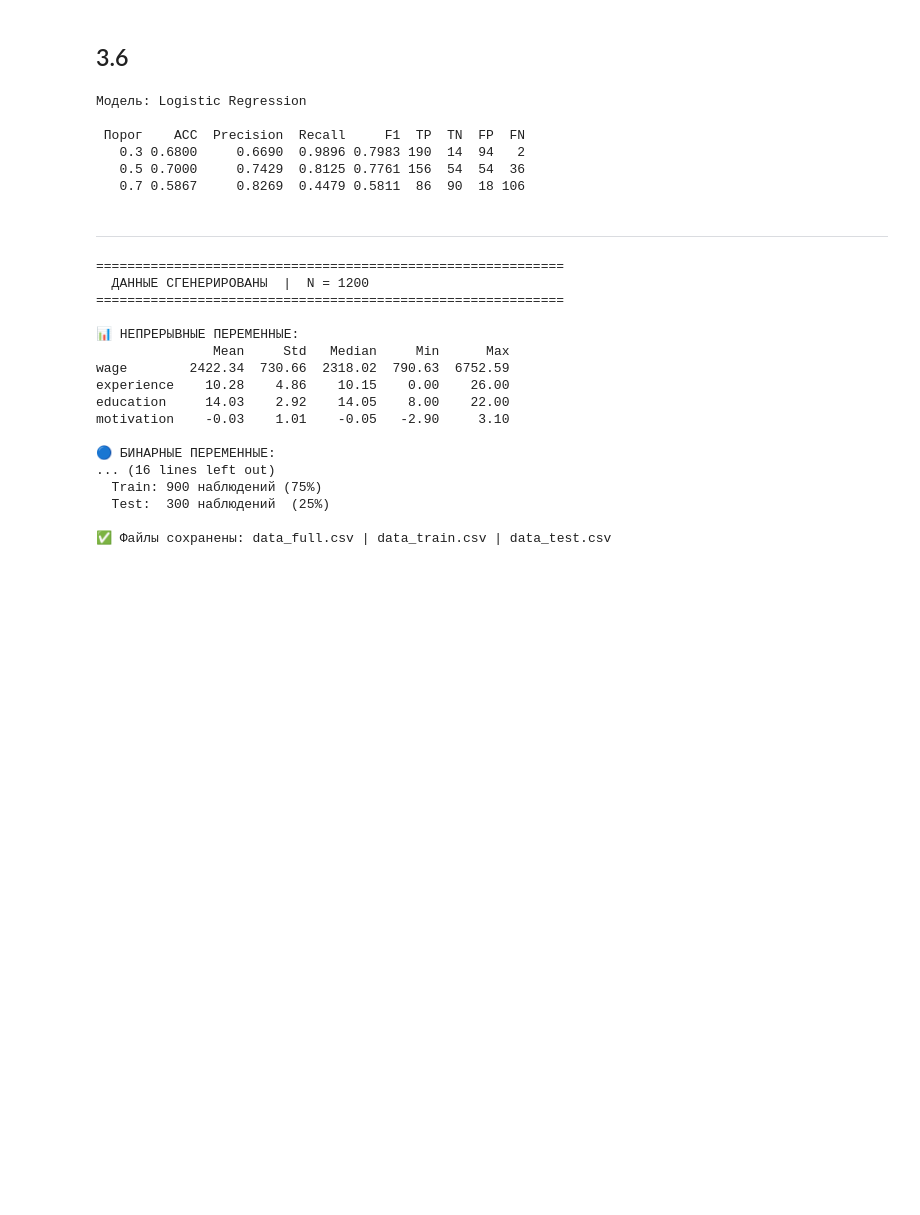
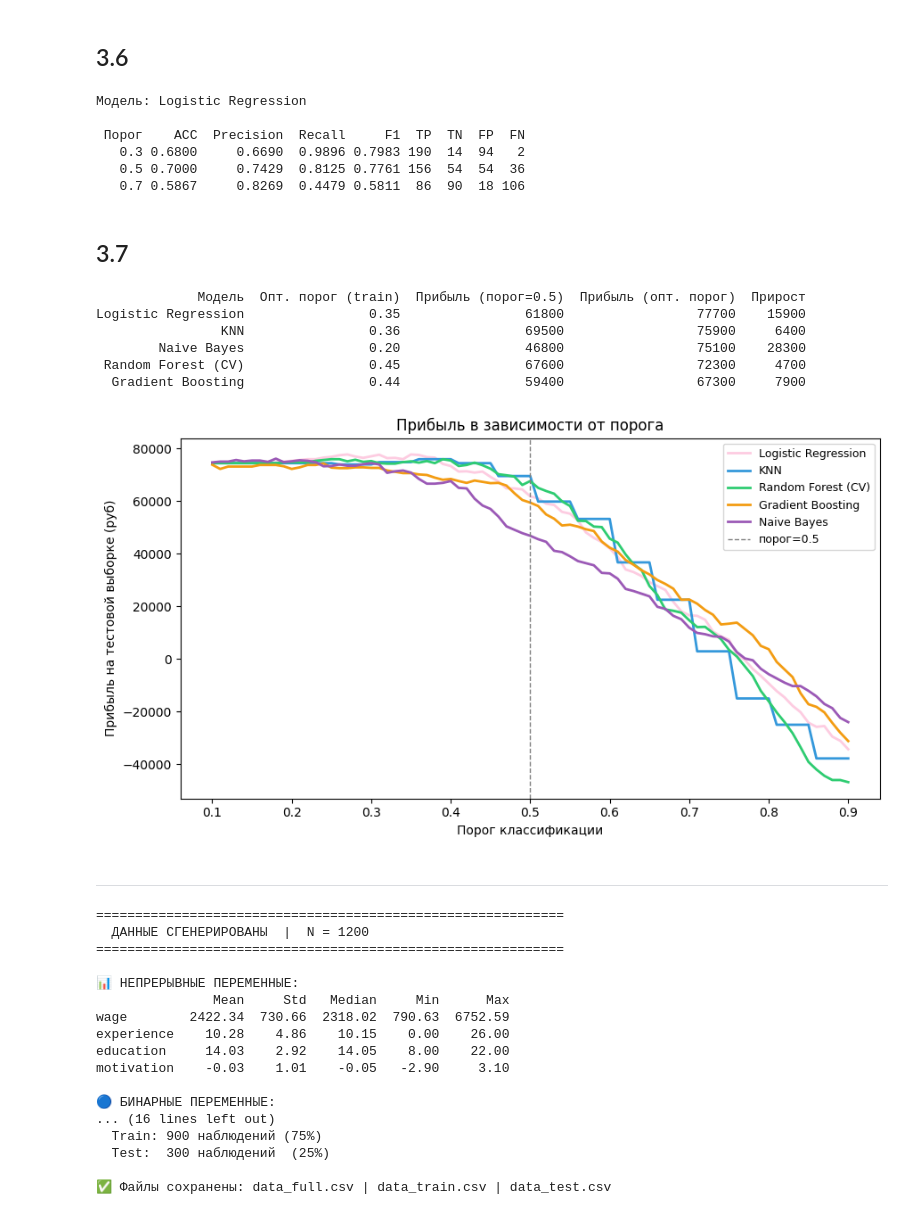
Before and after one commit to PythonScriptPlusPlus/ml_hse, a Jupyter notebook: codik.ipynb, the cells around one changed output. Cells and saved outputs as stored; diff of their text form; code cells hidden in the pictures; blank space fills up the shorter version.

```diff
--- a/codik.ipynb
+++ b/codik.ipynb
@@ -95,7 +95,6 @@ x_test_sc   = scaler.transform(x_test)
 cv = StratifiedKFold(n_splits=CV_FOLDS, shuffle=True, random_state=RANDOM_STATE)
 # %%
 def get_Xy(scaled: bool):
-    """Вернуть нужную версию X (масштабированную или нет)."""
     return (x_train_sc, x_test_sc) if scaled else (x_train, x_test)
 
 def compute_profit(y_true, proba, threshold):
@@ -341,6 +339,57 @@ print(thresh_df.to_string(index=False))
    0.3 0.6800     0.6690  0.9896 0.7983 190  14  94   2
    0.5 0.7000     0.7429  0.8125 0.7761 156  54  54  36
    0.7 0.5867     0.8269  0.4479 0.5811  86  90  18 106
+# %% [markdown]
+## 3.7
+# %%
+thresholds_scan = np.arange(0.10, 0.91, 0.01)
+profit_rows = []
+
+for name, info in results.items():
+    Xtr, Xte = get_Xy(info["scaled"])
+    proba_tr  = info["model"].predict_proba(Xtr)[:, 1]
+    proba_te  = info["model"].predict_proba(Xte)[:, 1]
+
+    best_thr = max(thresholds_scan,
+                   key=lambda t: compute_profit(y_train, proba_tr, t))
+
+    profit_05  = compute_profit(y_test, proba_te, 0.50)
+    profit_opt = compute_profit(y_test, proba_te, best_thr)
+
+    profit_rows.append({
+        "Модель":               name,
+        "Опт. порог (train)":   round(float(best_thr), 2),
+        "Прибыль (порог=0.5)":  profit_05,
+        "Прибыль (опт. порог)": profit_opt,
+        "Прирост":              profit_opt - profit_05,
+    })
+
+profit_df = pd.DataFrame(profit_rows).sort_values("Прибыль (опт. порог)", ascending=False)
+print("\n")
+print(profit_df.to_string(index=False))
+
+plt.figure(figsize=(9, 5))
+for i, (name, info) in enumerate(results.items()):
+    _, Xte = get_Xy(info["scaled"])
+    proba_te = info["model"].predict_proba(Xte)[:, 1]
+    profits  = [compute_profit(y_test, proba_te, t) for t in thresholds_scan]
+    plt.plot(thresholds_scan, profits, color=colors[i], lw=2, label=name)
+
+plt.axvline(0.5, color="grey", ls="--", lw=1, label="порог=0.5")
+plt.xlabel("Порог классификации")
+plt.ylabel("Прибыль на тестовой выборке (руб)")
+plt.title("Прибыль в зависимости от порога")
+plt.legend(fontsize=9)
+plt.tight_layout()
+plt.show()
+# %% [output]
+             Модель  Опт. порог (train)  Прибыль (порог=0.5)  Прибыль (опт. порог)  Прирост
+Logistic Regression                0.35                61800                 77700    15900
+                KNN                0.36                69500                 75900     6400
+        Naive Bayes                0.20                46800                 75100    28300
+ Random Forest (CV)                0.45                67600                 72300     4700
+  Gradient Boosting                0.44                59400                 67300     7900
+[figure, added]
 # %% [markdown]
 ---
 # %%
```
Also changed, not shown: parts of 1 cell of this notebook.
